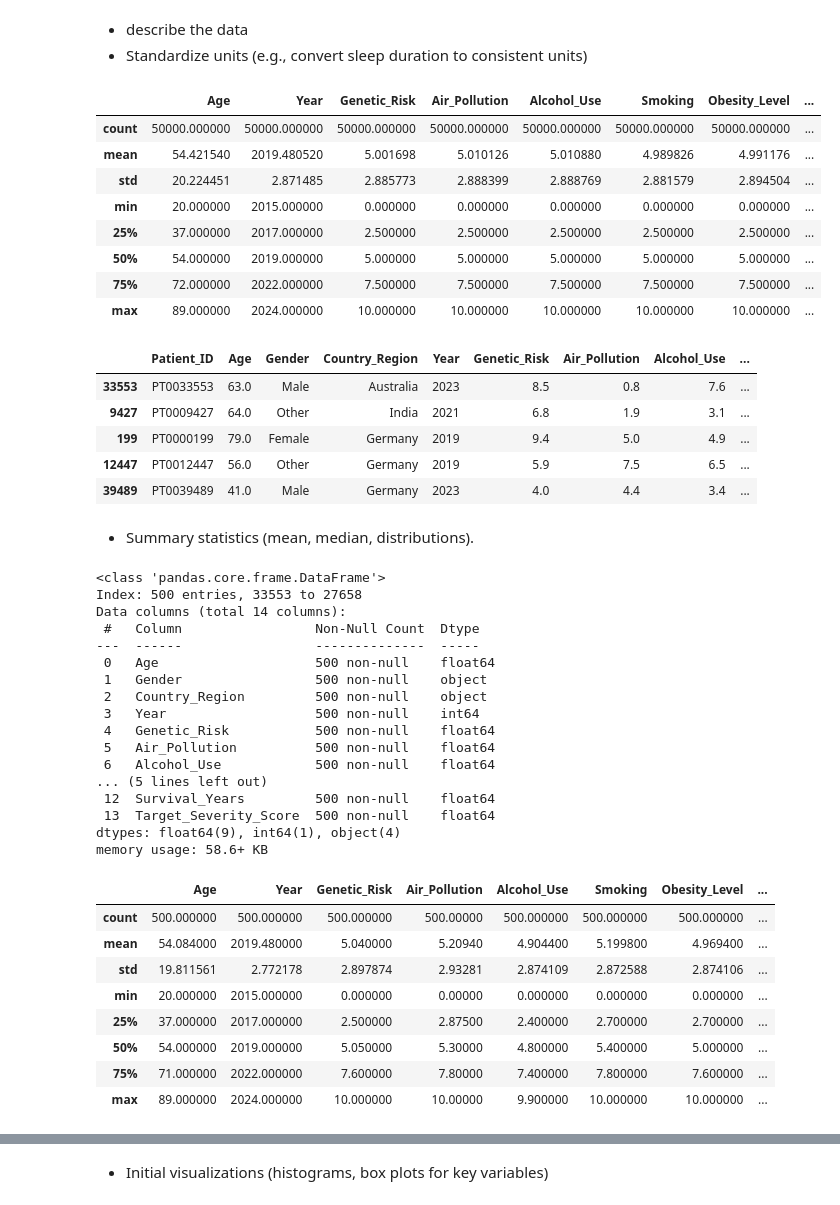
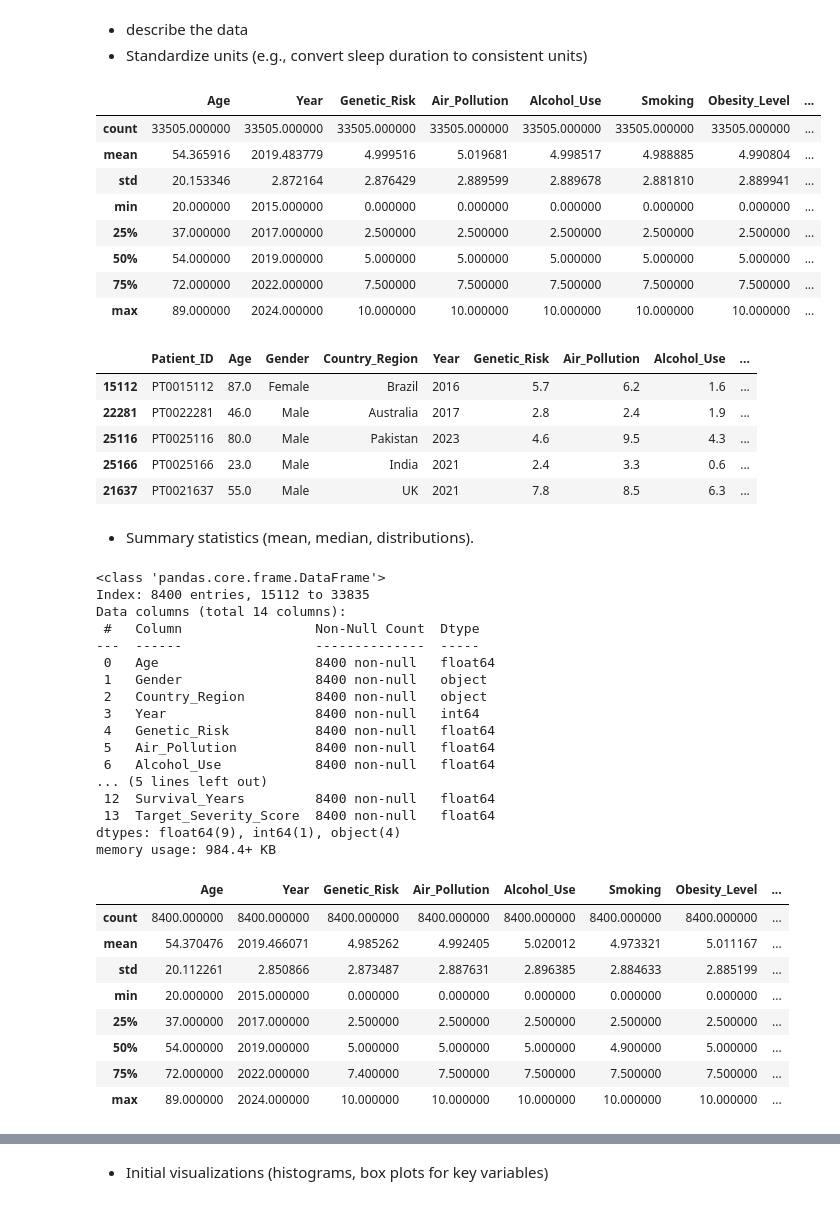
Before and after one commit to Zeina-Shalaan/Cancer-DATA, a Jupyter notebook: global_cancer_patients_2015_2024_Dataset_project2.ipynb, the cells around one changed output, grey strips where cells are left out. Saved outputs shown, nothing was run; the diff lists cells and outputs as text; code cells hidden in the pictures.

```diff
--- a/global_cancer_patients_2015_2024_Dataset_project2.ipynb
+++ b/global_cancer_patients_2015_2024_Dataset_project2.ipynb
@@ -70,3 +70,5 @@ df.isnull().sum()
 | Survival_Years | 0 |
 | Target_Severity_Score | 0 |
 dtype: int64
+# %%
+df = df[df['Gender'] != 'Other']
@@ -77,24 +99,24 @@ dtype: int64
 df.describe()
 # %% [output]
 |  | Age | Year | Genetic_Risk | Air_Pollution | Alcohol_Use | Smoking | Obesity_Level | ... |
-| count | 50000.000000 | 50000.000000 | 50000.000000 | 50000.000000 | 50000.000000 | 50000.000000 | 50000.000000 | ... |
-| mean | 54.421540 | 2019.480520 | 5.001698 | 5.010126 | 5.010880 | 4.989826 | 4.991176 | ... |
-| std | 20.224451 | 2.871485 | 2.885773 | 2.888399 | 2.888769 | 2.881579 | 2.894504 | ... |
+| count | 33505.000000 | 33505.000000 | 33505.000000 | 33505.000000 | 33505.000000 | 33505.000000 | 33505.000000 | ... |
+| mean | 54.365916 | 2019.483779 | 4.999516 | 5.019681 | 4.998517 | 4.988885 | 4.990804 | ... |
+| std | 20.153346 | 2.872164 | 2.876429 | 2.889599 | 2.889678 | 2.881810 | 2.889941 | ... |
 | min | 20.000000 | 2015.000000 | 0.000000 | 0.000000 | 0.000000 | 0.000000 | 0.000000 | ... |
 | 25% | 37.000000 | 2017.000000 | 2.500000 | 2.500000 | 2.500000 | 2.500000 | 2.500000 | ... |
 | 50% | 54.000000 | 2019.000000 | 5.000000 | 5.000000 | 5.000000 | 5.000000 | 5.000000 | ... |
 | 75% | 72.000000 | 2022.000000 | 7.500000 | 7.500000 | 7.500000 | 7.500000 | 7.500000 | ... |
 | max | 89.000000 | 2024.000000 | 10.000000 | 10.000000 | 10.000000 | 10.000000 | 10.000000 | ... |
 # %%
-sample = df.sample(n=500,random_state=42)
+sample = df.sample(n=8400,random_state=42)
 sample.head()
 # %% [output]
 |  | Patient_ID | Age | Gender | Country_Region | Year | Genetic_Risk | Air_Pollution | Alcohol_Use | ... |
-| 33553 | PT0033553 | 63.0 | Male | Australia | 2023 | 8.5 | 0.8 | 7.6 | ... |
-| 9427 | PT0009427 | 64.0 | Other | India | 2021 | 6.8 | 1.9 | 3.1 | ... |
-| 199 | PT0000199 | 79.0 | Female | Germany | 2019 | 9.4 | 5.0 | 4.9 | ... |
-| 12447 | PT0012447 | 56.0 | Other | Germany | 2019 | 5.9 | 7.5 | 6.5 | ... |
-| 39489 | PT0039489 | 41.0 | Male | Germany | 2023 | 4.0 | 4.4 | 3.4 | ... |
+| 15112 | PT0015112 | 87.0 | Female | Brazil | 2016 | 5.7 | 6.2 | 1.6 | ... |
+| 22281 | PT0022281 | 46.0 | Male | Australia | 2017 | 2.8 | 2.4 | 1.9 | ... |
+| 25116 | PT0025116 | 80.0 | Male | Pakistan | 2023 | 4.6 | 9.5 | 4.3 | ... |
+| 25166 | PT0025166 | 23.0 | Male | India | 2021 | 2.4 | 3.3 | 0.6 | ... |
+| 21637 | PT0021637 | 55.0 | Male | UK | 2021 | 7.8 | 8.5 | 6.3 | ... |
 # %%
 sample.drop('Patient_ID', axis=1, inplace=True)
 # %% [markdown]
@@ -103,34 +125,34 @@ sample.drop('Patient_ID', axis=1, inplace=True)
 sample.info()
 # %% [output]
 <class 'pandas.core.frame.DataFrame'>
-Index: 500 entries, 33553 to 27658
+Index: 8400 entries, 15112 to 33835
 Data columns (total 14 columns):
  #   Column                 Non-Null Count  Dtype
 ---  ------                 --------------  -----
- 0   Age                    500 non-null    float64
- 1   Gender                 500 non-null    object
- 2   Country_Region         500 non-null    object
- 3   Year                   500 non-null    int64
- 4   Genetic_Risk           500 non-null    float64
- 5   Air_Pollution          500 non-null    float64
- 6   Alcohol_Use            500 non-null    float64
+ 0   Age                    8400 non-null   float64
+ 1   Gender                 8400 non-null   object
+ 2   Country_Region         8400 non-null   object
+ 3   Year                   8400 non-null   int64
+ 4   Genetic_Risk           8400 non-null   float64
+ 5   Air_Pollution          8400 non-null   float64
+ 6   Alcohol_Use            8400 non-null   float64
 ... (5 lines left out)
- 12  Survival_Years         500 non-null    float64
- 13  Target_Severity_Score  500 non-null    float64
+ 12  Survival_Years         8400 non-null   float64
+ 13  Target_Severity_Score  8400 non-null   float64
 dtypes: float64(9), int64(1), object(4)
-memory usage: 58.6+ KB
+memory usage: 984.4+ KB
 # %%
 sample.describe()
 # %% [output]
 |  | Age | Year | Genetic_Risk | Air_Pollution | Alcohol_Use | Smoking | Obesity_Level | ... |
-| count | 500.000000 | 500.000000 | 500.000000 | 500.00000 | 500.000000 | 500.000000 | 500.000000 | ... |
-| mean | 54.084000 | 2019.480000 | 5.040000 | 5.20940 | 4.904400 | 5.199800 | 4.969400 | ... |
-| std | 19.811561 | 2.772178 | 2.897874 | 2.93281 | 2.874109 | 2.872588 | 2.874106 | ... |
-| min | 20.000000 | 2015.000000 | 0.000000 | 0.00000 | 0.000000 | 0.000000 | 0.000000 | ... |
-| 25% | 37.000000 | 2017.000000 | 2.500000 | 2.87500 | 2.400000 | 2.700000 | 2.700000 | ... |
-| 50% | 54.000000 | 2019.000000 | 5.050000 | 5.30000 | 4.800000 | 5.400000 | 5.000000 | ... |
-| 75% | 71.000000 | 2022.000000 | 7.600000 | 7.80000 | 7.400000 | 7.800000 | 7.600000 | ... |
-| max | 89.000000 | 2024.000000 | 10.000000 | 10.00000 | 9.900000 | 10.000000 | 10.000000 | ... |
+| count | 8400.000000 | 8400.000000 | 8400.000000 | 8400.000000 | 8400.000000 | 8400.000000 | 8400.000000 | ... |
+| mean | 54.370476 | 2019.466071 | 4.985262 | 4.992405 | 5.020012 | 4.973321 | 5.011167 | ... |
+| std | 20.112261 | 2.850866 | 2.873487 | 2.887631 | 2.896385 | 2.884633 | 2.885199 | ... |
+| min | 20.000000 | 2015.000000 | 0.000000 | 0.000000 | 0.000000 | 0.000000 | 0.000000 | ... |
+| 25% | 37.000000 | 2017.000000 | 2.500000 | 2.500000 | 2.500000 | 2.500000 | 2.500000 | ... |
+| 50% | 54.000000 | 2019.000000 | 5.000000 | 5.000000 | 5.000000 | 4.900000 | 5.000000 | ... |
+| 75% | 72.000000 | 2022.000000 | 7.400000 | 7.500000 | 7.500000 | 7.500000 | 7.500000 | ... |
+| max | 89.000000 | 2024.000000 | 10.000000 | 10.000000 | 10.000000 | 10.000000 | 10.000000 | ... |
 # %%
 sample.describe(percentiles=[.25, .5, .75])  # Include 90th and 99th percentiles
 # %% [output]
```
Also changed, not shown: parts of 14 cells of this notebook.
